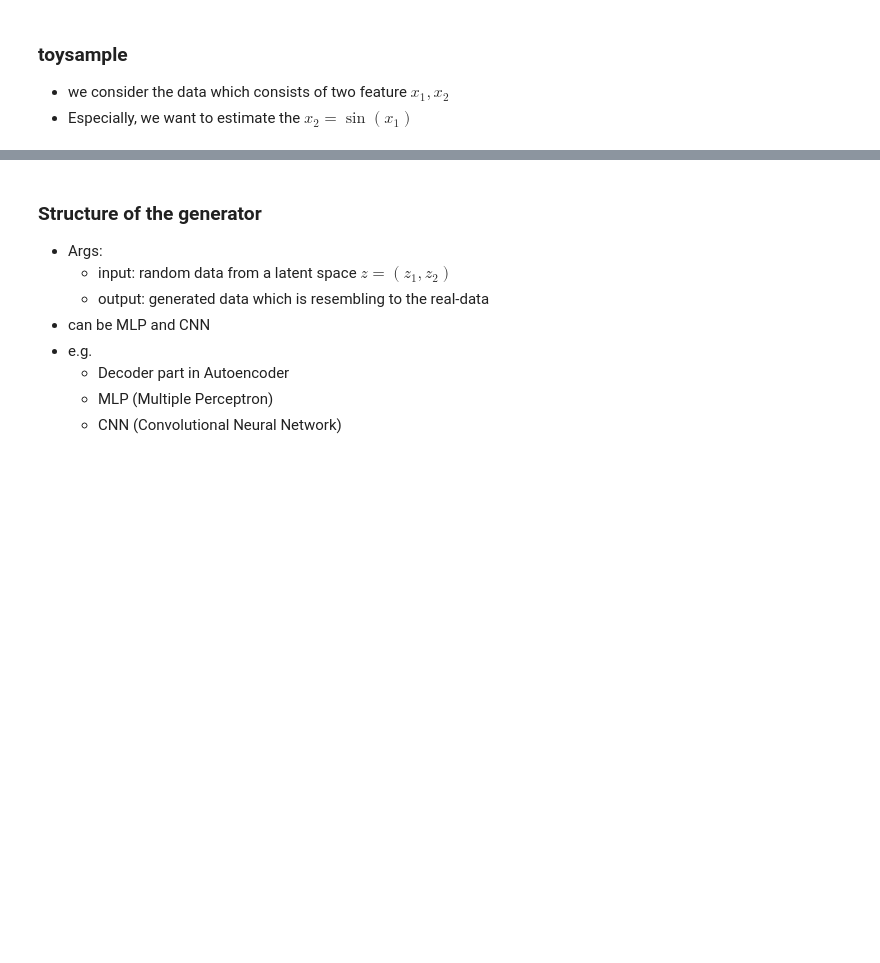
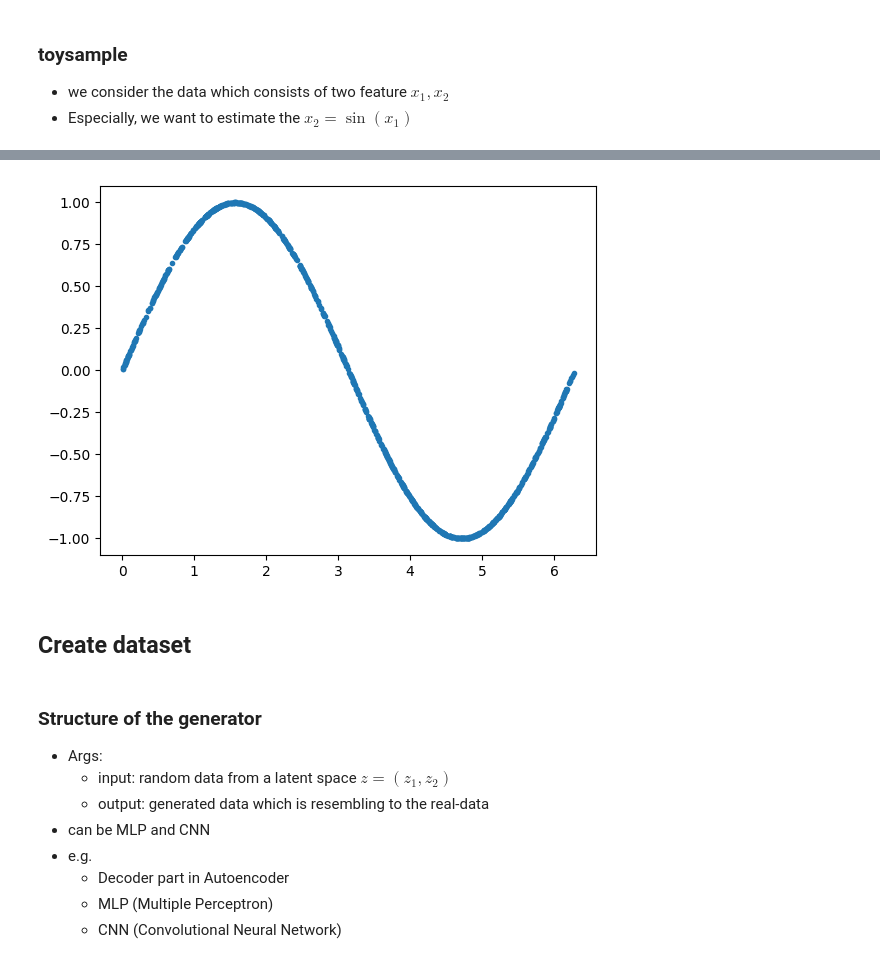
Before and after one commit to Ryoto-Kato/MachineLearning_DeepLearning-fundamentals, a Jupyter notebook: GAN/GAN-initial.ipynb, the cells around one changed output, grey strips where cells are left out. Cells and saved outputs as stored; diff of their text form; code cells hidden in the pictures; blank space fills up the shorter version.

```diff
--- a/GAN/GAN-initial.ipynb
+++ b/GAN/GAN-initial.ipynb
@@ -71,0 +97,14 @@
+# %%
+train_data_length=1024
+train_data = torch.zeros((train_data_length, 2))
+
+
+train_data[:, 0] = 2 * math.pi * torch.rand(train_data_length)
+train_data[:, 1] = torch.sin(train_data[:, 0])
+
+plt.plot(train_data[:, 0], train_data[:, 1], '.')
+plt.show()
+# %% [output]
+[figure, added]
+# %% [markdown]
+## Create dataset
```
Also changed, not shown: parts of 33 cells of this notebook.
